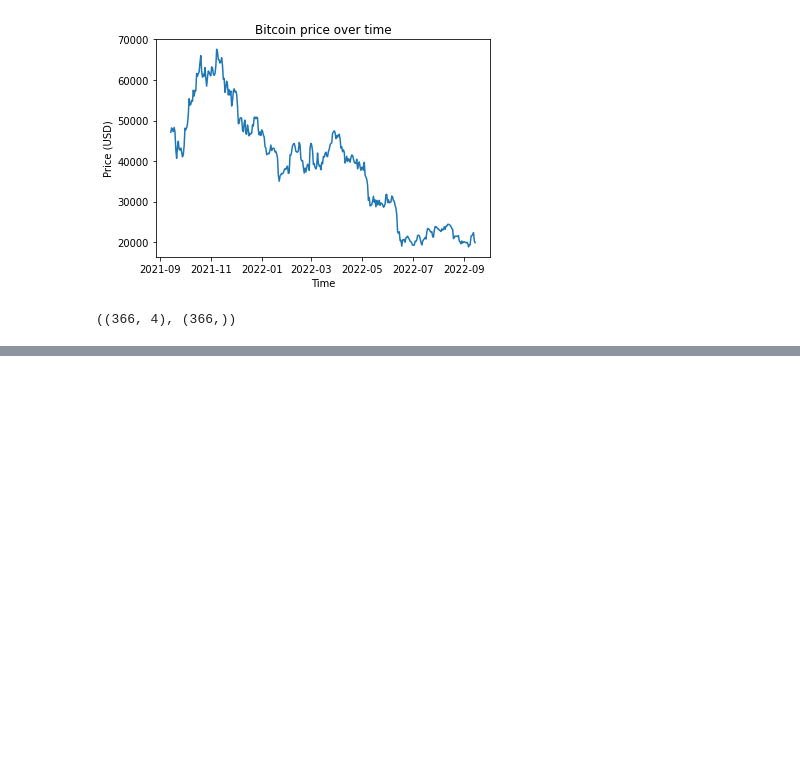
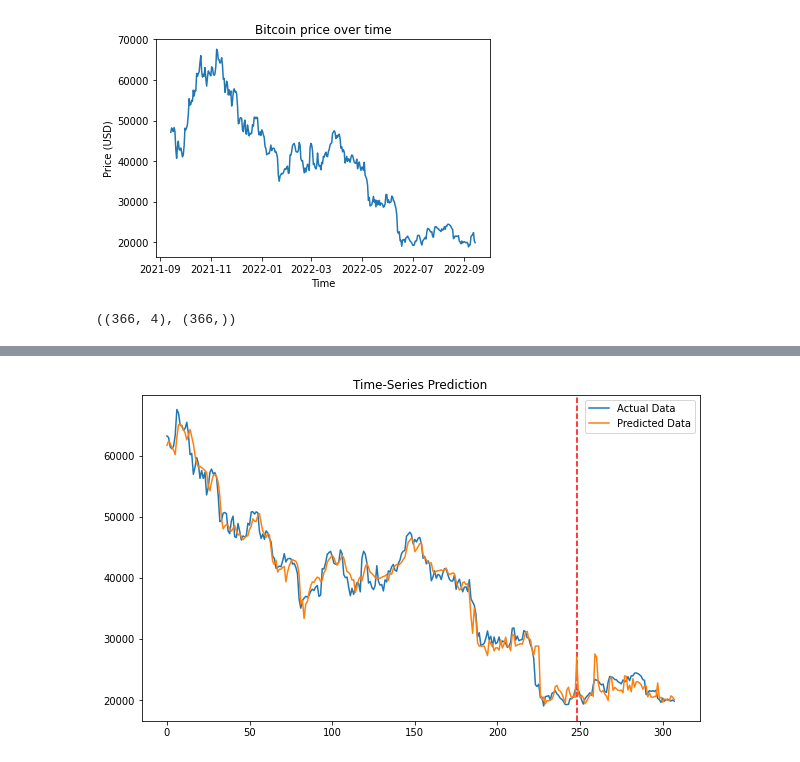
Before and after one commit to veschberwilli/ml_and_dl_stuff, a Jupyter notebook: time_series_prediction/time_series_pred.ipynb, the cells around one changed output, grey strips where cells are left out. Cells and saved outputs as stored; diff of their text form; code cells hidden in the pictures; blank space fills up the shorter version.

```diff
--- a/time_series_prediction/time_series_pred.ipynb
+++ b/time_series_prediction/time_series_pred.ipynb
@@ -70,0 +172,20 @@ print(X_ss.shape, y_mm.shape)
+# %%
+import warnings
+warnings.filterwarnings('ignore')
+
+n_epochs = 1000 # 1000 epochs
+learning_rate = 0.001 # 0.001 lr
+
+input_size = 4 # number of features
+hidden_size = 2 # number of features in hidden state
+num_layers = 1 # number of stacked lstm layers
+
+num_classes = len_out_seq # number of output classes
+
+lstm = LSTM(num_classes,
+              input_size,
+              hidden_size,
+              num_layers)
+
+loss_fn = torch.nn.MSELoss()    # mean-squared error for regression
+optimiser = torch.optim.Adam(lstm.parameters(), lr=learning_rate)
@@ -70,0 +212,33 @@ print(X_ss.shape, y_mm.shape)
+# %%
+df_X_ss = ss.transform(df.drop(columns=['Close'])) # old transformers
+df_y_mm = mm.transform(df.Close.values.reshape(-1, 1)) # old transformers
+# split the sequence
+df_X_ss, df_y_mm = split_sequences(df_X_ss, df_y_mm, len_in_seq, len_out_seq)
+# converting to tensors
+df_X_ss = Variable(torch.Tensor(df_X_ss))
+df_y_mm = Variable(torch.Tensor(df_y_mm))
+# reshaping the dataset
+df_X_ss = torch.reshape(df_X_ss, (df_X_ss.shape[0], len_in_seq, df_X_ss.shape[2]))
+
+train_predict = lstm(df_X_ss) # forward pass
+data_predict = train_predict.data.numpy() # numpy conversion
+dataY_plot = df_y_mm.data.numpy()
+
+data_predict = mm.inverse_transform(data_predict) # reverse transformation
+dataY_plot = mm.inverse_transform(dataY_plot)
+true, preds = [], []
+for i in range(len(dataY_plot)):
+    true.append(dataY_plot[i][0])
+for i in range(len(data_predict)):
+    preds.append(data_predict[i][0]) # take the first predicted time step!!! which is optimistic!
+plt.figure(figsize=(10,6)) #plotting
+plt.axvline(x=len(data_predict)-train_test_cutoff, c='r', linestyle='--') # size of the training set
+
+plt.plot(true, label='Actual Data') # actual plot
+plt.plot(preds, label='Predicted Data') # predicted plot
+plt.title('Time-Series Prediction')
+plt.legend()
+plt.savefig("whole_plot.png", dpi=300)
+plt.show()
+# %% [output]
+[figure, added]
```
Also changed, not shown: parts of 13 cells of this notebook, 1 other file.
